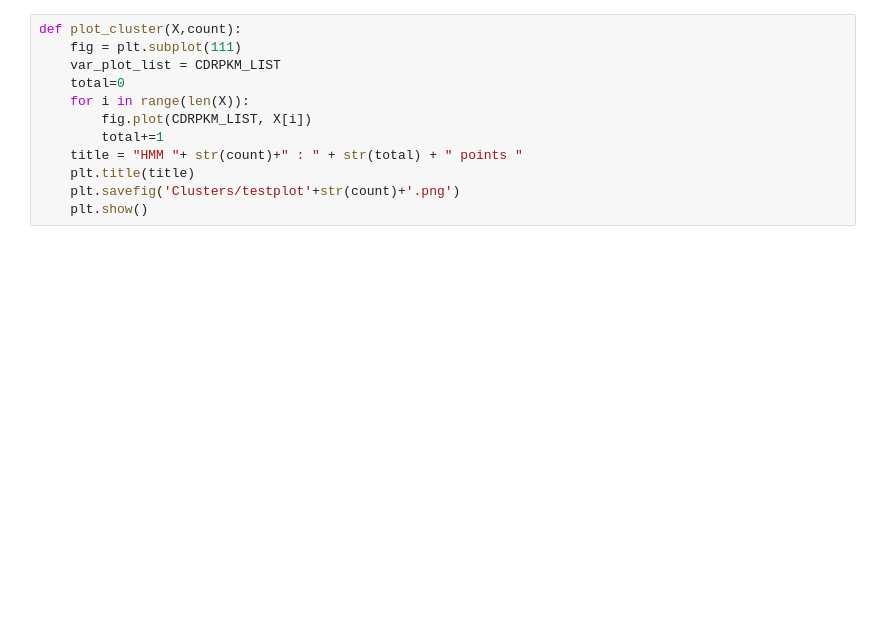
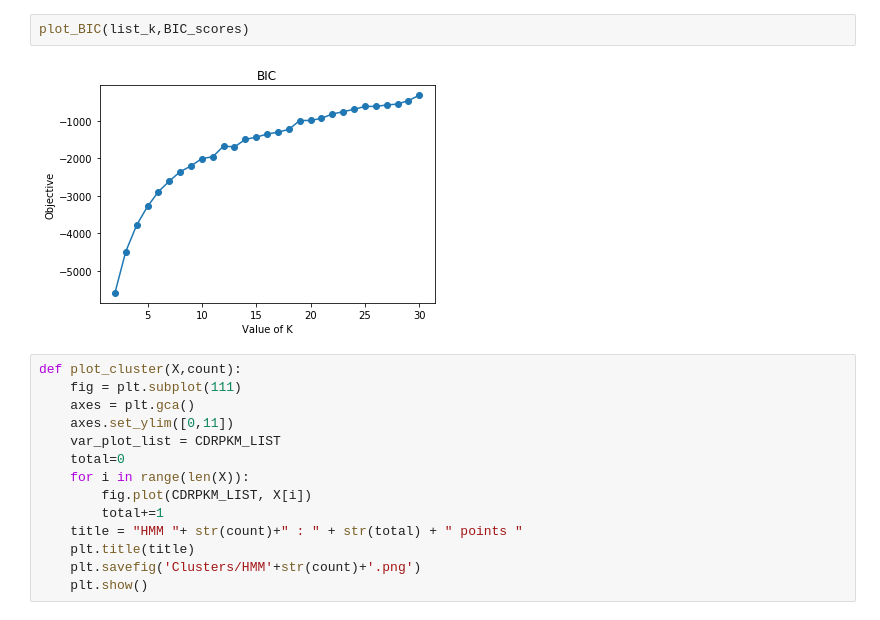
Before and after one commit to akd13/MA4199-FYP, a Jupyter notebook: Machine Learning/Code/HMM Plots.ipynb, the cells around one changed output. Cells and saved outputs as stored; diff of their text form; blank space fills up the shorter version.

```diff
--- a/Machine Learning/Code/HMM Plots.ipynb
+++ b/Machine Learning/Code/HMM Plots.ipynb
@@ -13,6 +21,12 @@ dill.load_session('correct-HMM-X_i.db')
+# %%
+plot_BIC(list_k,BIC_scores)
+# %% [output]
+[figure, added]
 # %%
 def plot_cluster(X,count):
     fig = plt.subplot(111)
+    axes = plt.gca()
+    axes.set_ylim([0,11])
     var_plot_list = CDRPKM_LIST
     total=0
     for i in range(len(X)):
@@ -20,6 +34,6 @@ def plot_cluster(X,count):
         total+=1
     title = "HMM "+ str(count)+" : " + str(total) + " points "
     plt.title(title)
-    plt.savefig('Clusters/testplot'+str(count)+'.png')
+    plt.savefig('Clusters/HMM'+str(count)+'.png')
     plt.show()
 # %%
```
Also changed, not shown: parts of 5 cells of this notebook, 29 other files.
